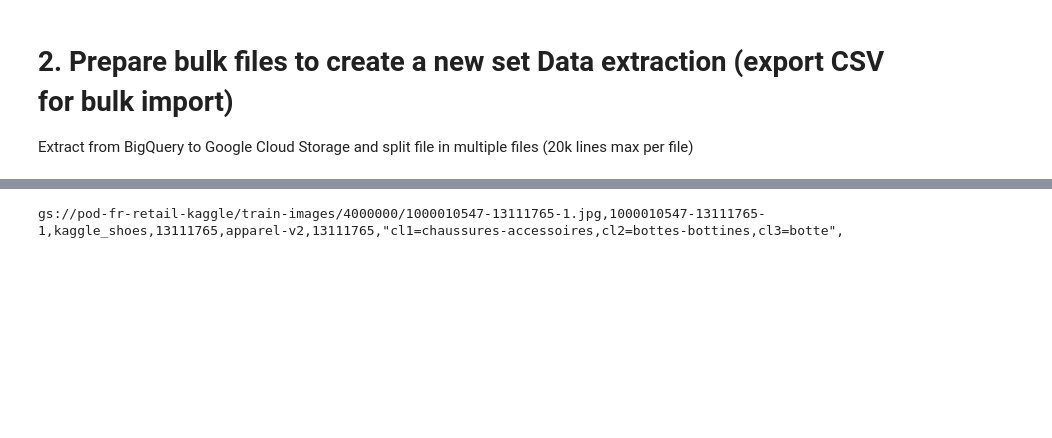
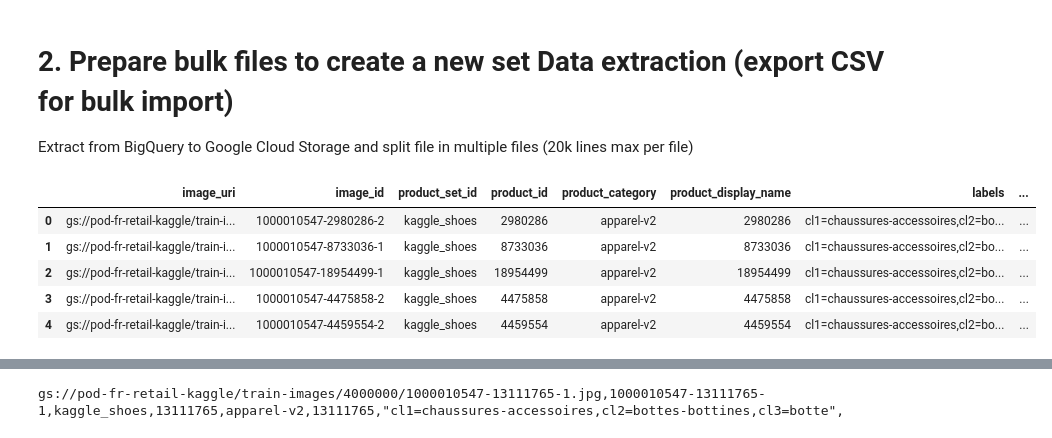
Before and after one commit to ccardi/googlecloud_retail_search, a Jupyter notebook: Quickstart Product Vision Search/1.bq_product_vision-prepare.ipynb, the cells around one changed output, grey strips where cells are left out. Saved outputs shown, nothing was run; the diff lists cells and outputs as text; code cells hidden in the pictures; blank space fills up the shorter version.

```diff
--- a/Quickstart Product Vision Search/1.bq_product_vision-prepare.ipynb
+++ b/Quickstart Product Vision Search/1.bq_product_vision-prepare.ipynb
@@ -119 +121,11 @@ destinationCSV="gs://pod-fr-retail-kaggle/products_vision_search.csv"
 destinationSplittedCSV="gs://pod-fr-retail-kaggle/products_vision_search/split/part"
+# %%
+%%bigquery
+SELECT * FROM `pod-fr-retail.kaggle.products_vision_search` LIMIT 5
+# %% [output]
+|  | image_uri | image_id | product_set_id | product_id | product_category | product_display_name | labels | ... |
+| 0 | gs://pod-fr-retail-kaggle/train-i... | 1000010547-2980286-2 | kaggle_shoes | 2980286 | apparel-v2 | 2980286 | cl1=chaussures-accessoires,cl2=bo... | ... |
+| 1 | gs://pod-fr-retail-kaggle/train-i... | 1000010547-8733036-1 | kaggle_shoes | 8733036 | apparel-v2 | 8733036 | cl1=chaussures-accessoires,cl2=bo... | ... |
+| 2 | gs://pod-fr-retail-kaggle/train-i... | 1000010547-18954499-1 | kaggle_shoes | 18954499 | apparel-v2 | 18954499 | cl1=chaussures-accessoires,cl2=bo... | ... |
+| 3 | gs://pod-fr-retail-kaggle/train-i... | 1000010547-4475858-2 | kaggle_shoes | 4475858 | apparel-v2 | 4475858 | cl1=chaussures-accessoires,cl2=bo... | ... |
+| 4 | gs://pod-fr-retail-kaggle/train-i... | 1000010547-4459554-2 | kaggle_shoes | 4459554 | apparel-v2 | 4459554 | cl1=chaussures-accessoires,cl2=bo... | ... |
```
Also changed, not shown: parts of 5 cells of this notebook, 2 other files.
